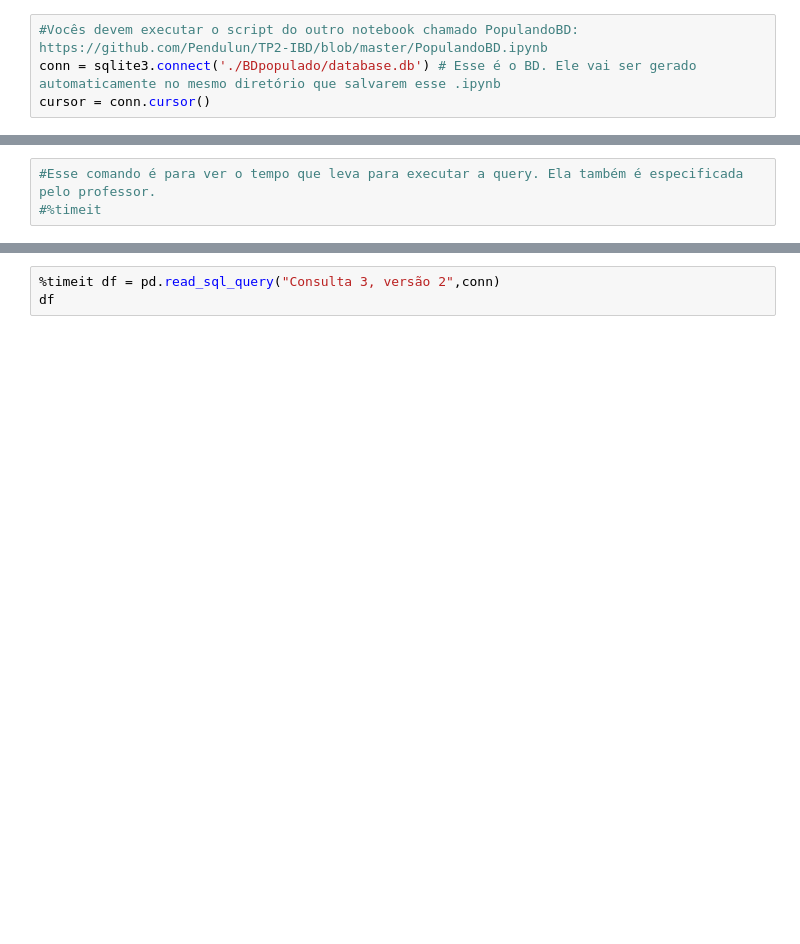
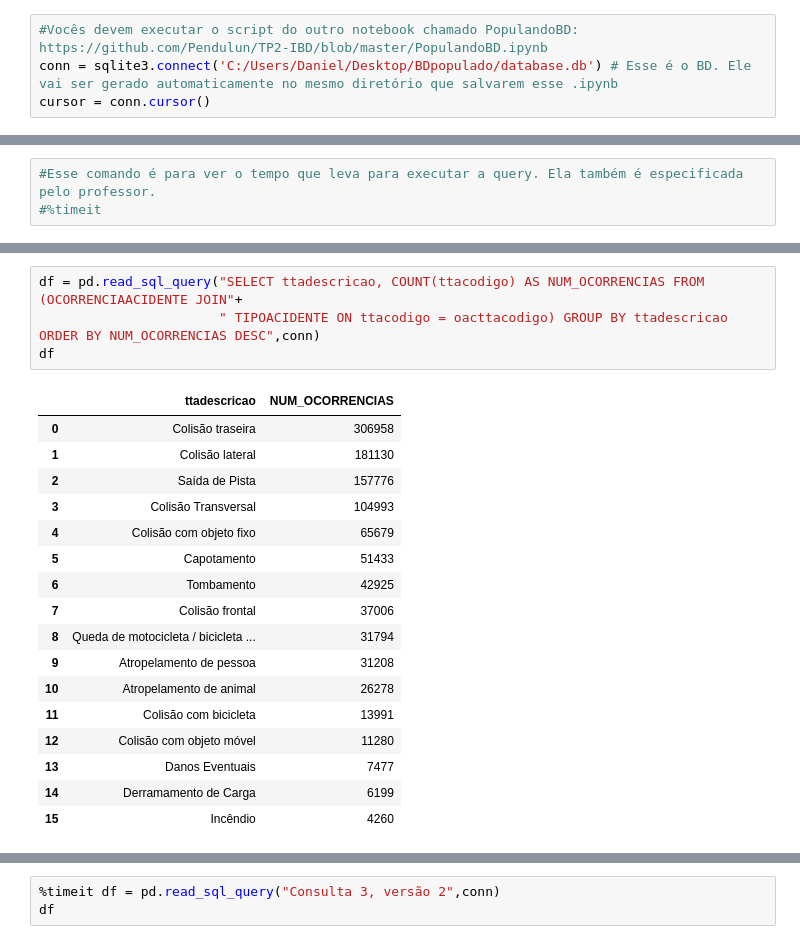
Before and after one commit to Pendulun/TP2-IBD, a Jupyter notebook: Template_Queries.ipynb, the cells around one changed output, grey strips where cells are left out. Drawn from its saved outputs; the diff is of its cells as text; blank space fills up the shorter version.

```diff
--- a/Template_Queries.ipynb
+++ b/Template_Queries.ipynb
@@ -4,7 +4,7 @@ import sqlite3
 import pandas as pd
 # %%
 #Vocês devem executar o script do outro notebook chamado PopulandoBD: https://github.com/Pendulun/TP2-IBD/blob/master/PopulandoBD.ipynb
-conn = sqlite3.connect('./BDpopulado/database.db') # Esse é o BD. Ele vai ser gerado automaticamente no mesmo diretório que salvarem esse .ipynb
+conn = sqlite3.connect('C:/Users/Daniel/Desktop/BDpopulado/database.db') # Esse é o BD. Ele vai ser gerado automaticamente no mesmo diretório que salvarem esse .ipynb
 cursor = conn.cursor()
 # %%
 #Esse comando PRAGMA está exemplificado na especificação do tp pelo professor, acredito que seja assim que executa
@@ -37,0 +57,22 @@ df
+# %%
+df = pd.read_sql_query("SELECT ttadescricao, COUNT(ttacodigo) AS NUM_OCORRENCIAS FROM (OCORRENCIAACIDENTE JOIN"+
+                       " TIPOACIDENTE ON ttacodigo = oacttacodigo) GROUP BY ttadescricao ORDER BY NUM_OCORRENCIAS DESC",conn)
+df
+# %% [output]
+|  | ttadescricao | NUM_OCORRENCIAS |
+| 0 | Colisão traseira | 306958 |
+| 1 | Colisão lateral | 181130 |
+| 2 | Saída de Pista | 157776 |
+| 3 | Colisão Transversal | 104993 |
+| 4 | Colisão com objeto fixo | 65679 |
+| 5 | Capotamento | 51433 |
+| 6 | Tombamento | 42925 |
+| 7 | Colisão frontal | 37006 |
+| 8 | Queda de motocicleta / bicicleta ... | 31794 |
+| 9 | Atropelamento de pessoa | 31208 |
+| 10 | Atropelamento de animal | 26278 |
+| 11 | Colisão com bicicleta | 13991 |
+| 12 | Colisão com objeto móvel | 11280 |
+| 13 | Danos Eventuais | 7477 |
+| 14 | Derramamento de Carga | 6199 |
+| 15 | Incêndio | 4260 |
```
Also changed, not shown: parts of 18 cells of this notebook, 1 other file.
